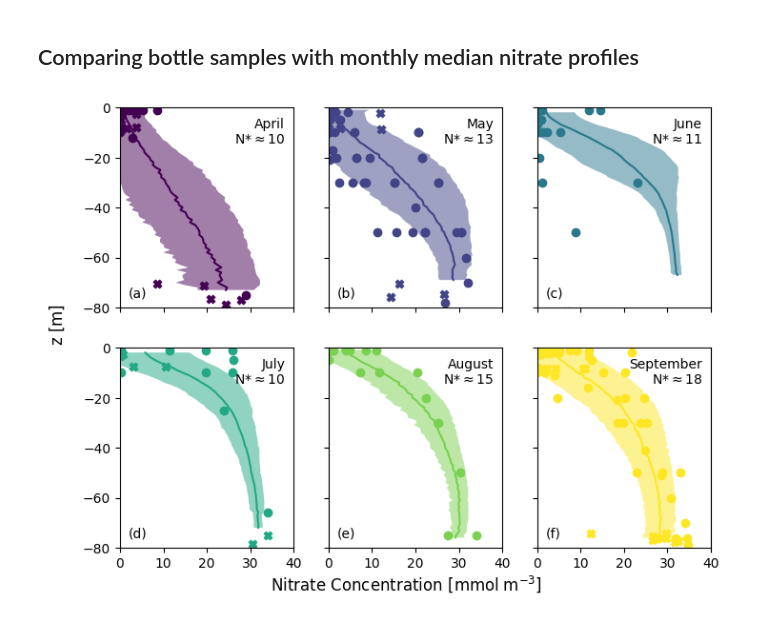
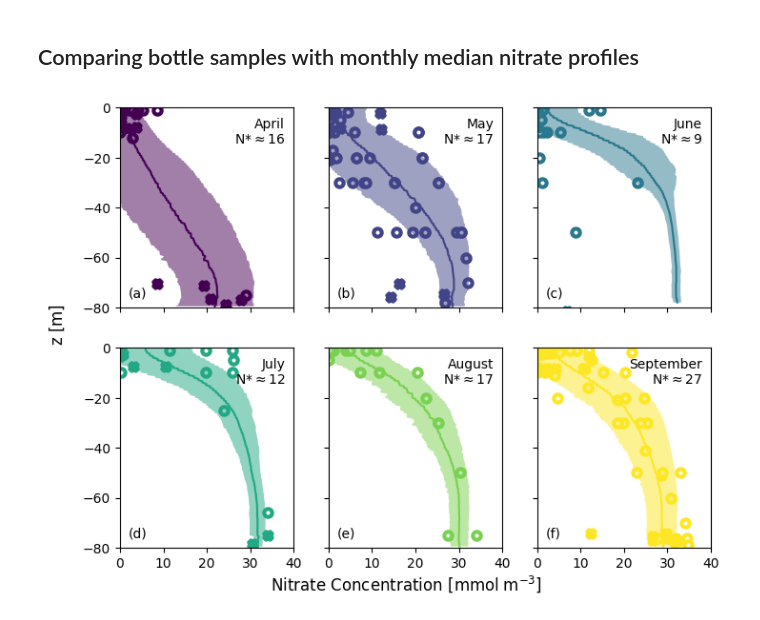
Before and after one commit to andrew-s28/shelf-nitrate-response-to-upwelling, a Jupyter notebook: notebooks/bottle_sample_comparison.ipynb, the cells around one changed output. Drawn from its saved outputs; the diff is of its cells as text; code cells hidden in the pictures.

```diff
--- a/notebooks/bottle_sample_comparison.ipynb
+++ b/notebooks/bottle_sample_comparison.ipynb
@@ -36,6 +36,11 @@ WIND_PATH = DATA_DIR / "NDBC_46050/46050_wind_binned_with_w5d_w8d.nc"
 # %%
 inner_nitrate = xr.open_dataset(INNER_NITRATE_PATH)
 midshelf_nitrate = xr.open_dataset(MIDSHELF_NITRATE_PATH)
+
+# make sure nan times are removed for bottle sample comparison
+
+inner_nitrate = inner_nitrate.dropna(dim="time", how="all", subset=["nitrate"])
+midshelf_nitrate = midshelf_nitrate.dropna(dim="time", how="all", subset=["nitrate"])
 # %%
 def get_overlapping_bottles(
     profiler: xr.Dataset,
@@ -246,7 +279,7 @@ for i in range(len(nhl_overlapping_bottles.time)):
         "X",
     )
     plt.annotate(
-        f"{nhl_overlapping_bottles.isel(time=i).date.values}\n{np.unique(prof_overlapping_bottles.isel(time=i).deployment.values)}",
+        f"{nhl_overlapping_bottles.isel(time=i).date.to_numpy()}\n{np.unique(prof_overlapping_bottles.isel(time=i).deployment.to_numpy())}",
         (0.9, 0.9),
         xycoords="axes fraction",
     )
@@ -362,7 +400,7 @@ for i in range(len(ooi_overlapping_bottles.time)):
         "X",
     )
     plt.annotate(
-        f"{ooi_overlapping_bottles.isel(time=i).time.values}\n{np.unique(prof_overlapping_bottles.isel(time=i).deployment.values)}",
+        f"{ooi_overlapping_bottles.isel(time=i).time.to_numpy()}\n{np.unique(prof_overlapping_bottles.isel(time=i).deployment.to_numpy())}",
         (0.9, 0.9),
         xycoords="axes fraction",
     )
@@ -398,21 +436,21 @@ mid_nhl_crse_nit = pd.read_csv(DATA_DIR / "ship/Nutrients_4_Andrew_all_NCC.csv")
 nh_pressure_grid = mid_nhl_crse_ctd["pressure"]
 nh_time_grid = mid_nhl_crse_ctd["date"]
 mid_nhl_crse_nit["Sample Date"] = pd.to_datetime(
-    mid_nhl_crse_nit["Sample Date"].values,
+    mid_nhl_crse_nit["Sample Date"].to_numpy(),
     unit="ns",
 )
 
 nitr_tbin, pres_tbin, time_tbin, long_tbin, stat_tbin = [], [], [], [], []
-for i, t in enumerate(mid_nhl_crse_ctd["date"].values):
+for _i, t in enumerate(mid_nhl_crse_ctd["date"].to_numpy()):
     # find places where nitrate data lines up with ctd data
     # need exact date matches - don't want nearest neighbor for this step
     time_mask = np.where(mid_nhl_crse_nit["Sample Date"] == t)
     for n, d, s, p, lon in zip(
-        mid_nhl_crse_nit["no3"].values[time_mask],
-        mid_nhl_crse_nit["Sample Date"].values[time_mask],
-        mid_nhl_crse_nit["Station"].values[time_mask],
-        mid_nhl_crse_nit["pressure"].values[time_mask],
-        mid_nhl_crse_nit["Longitude"].values[time_mask],
+        mid_nhl_crse_nit["no3"].to_numpy()[time_mask],
+        mid_nhl_crse_nit["Sample Date"].to_numpy()[time_mask],
+        mid_nhl_crse_nit["Station"].to_numpy()[time_mask],
+        mid_nhl_crse_nit["pressure"].to_numpy()[time_mask],
+        mid_nhl_crse_nit["Longitude"].to_numpy()[time_mask],
         strict=False,
     ):
         nitr_tbin.append(n)
@@ -435,7 +473,8 @@ pres_targ = xr.DataArray(pres_tbin, dims="date")
 time_targ = xr.DataArray(time_tbin, dims="date")
 long_targ = xr.DataArray(long_tbin, dims="date")
 
-# bin the ctd data using the arrays from the bottle sample binning, using nearest binning method, e.g., if pressure=0 from bottle, then pressure=1 from ship since this is closest.
+# bin the ctd data using the arrays from the bottle sample binning, using nearest binning method
+# e.g., if pressure=0 from bottle, then pressure=1 from ship since this is closest.
 mid_nhl_crse = mid_nhl_crse_ctd.sel(
     date=time_targ,
     pressure=pres_targ,
@@ -450,6 +489,11 @@ mid_nhl_crse["station"] = (("date"), stat_tbin)
 # view created xarray
 mid_nhl_crse = mid_nhl_crse.where(mid_nhl_crse.station == "NH10", drop=True)
 mid_nhl_crse = mid_nhl_crse.swap_dims({"date": "time"})
+
+# save bottle sample data
+mid_nhl_crse.to_netcdf(
+    DATA_DIR / "NHL_Gridded/NH10_bottle_samples.nc",
+)
 # %%
 nhl_overlapping_bottles, prof_overlapping_bottles = get_overlapping_bottles(
     profiler=midshelf_nitrate,
@@ -886,18 +976,22 @@ for i, m in enumerate(range(4, 10)):
     ax.scatter(
         mid_nhl_crse.sel(time=mid_nhl_crse["time.month"] == m)["nitrate"],
         -mid_nhl_crse.sel(time=mid_nhl_crse["time.month"] == m)["pressure"],
-        color=colors[i],
+        edgecolors=colors[i],
+        facecolors="white",
+        linewidths=3,
     )
     ax.scatter(
         monthly_ooi_crse_data,
         -monthly_ooi_crse_data["pressure"],
-        color=colors[i],
-        marker="X",  # pyright: ignore[reportArgumentType]
+        marker="X",
+        edgecolors=colors[i],
+        facecolors="white",
+        linewidths=3,
     )
     ax.fill_betweenx(
         -monthly_data["depth"],
-        monthly_data["mean"] - monthly_data["ci"],  # pyright: ignore[reportArgumentType]
-        monthly_data["mean"] + monthly_data["ci"],  # pyright: ignore[reportArgumentType]
+        monthly_data["mean"] - monthly_data["ci"],
+        monthly_data["mean"] + monthly_data["ci"],
         ls="None",
         edgecolor="None",
         facecolor=colors[i],
@@ -905,31 +999,31 @@ for i, m in enumerate(range(4, 10)):
     )
     ax.annotate(
         f"{calendar.month_name[m]}\nN*$\\approx${np.ceil(monthly_data['count'].mean().to_numpy() / 7):.0f}",
         xy=(0.95, 0.95),
         xycoords="axes fraction",
         fontsize=10,
         ha="right",
         verticalalignment="top",
     )
     ax.annotate(
         f"({string.ascii_lowercase[i]})",
         xy=(0.05, 0.05),
         xycoords="axes fraction",
         fontsize=10,
         ha="left",
     )
     ax.set_xlim(0, 40)
     ax.set_ylim(-80, 0)
     ax.minorticks_off()
 
 fig.supxlabel("Nitrate Concentration [$\\mathsf{m mol \\; m^{-3}}$]", y=0.03)
 fig.supylabel("z [$\\mathsf{{m}}$]", x=0.03)
 
 plt.savefig(
     FIGURES_DIR / f"manuscript/{FIG_SAVE_FMT}/midshelf-mean-profiles-with-bottle-samples.{FIG_SAVE_FMT}",
     format=FIG_SAVE_FMT,
     bbox_inches="tight",
     dpi=1200,
 )
 # %% [output]
-[figure, old version]
+[figure, new version]
```
Also changed, not shown: parts of 16 cells of this notebook, 3 other files.
